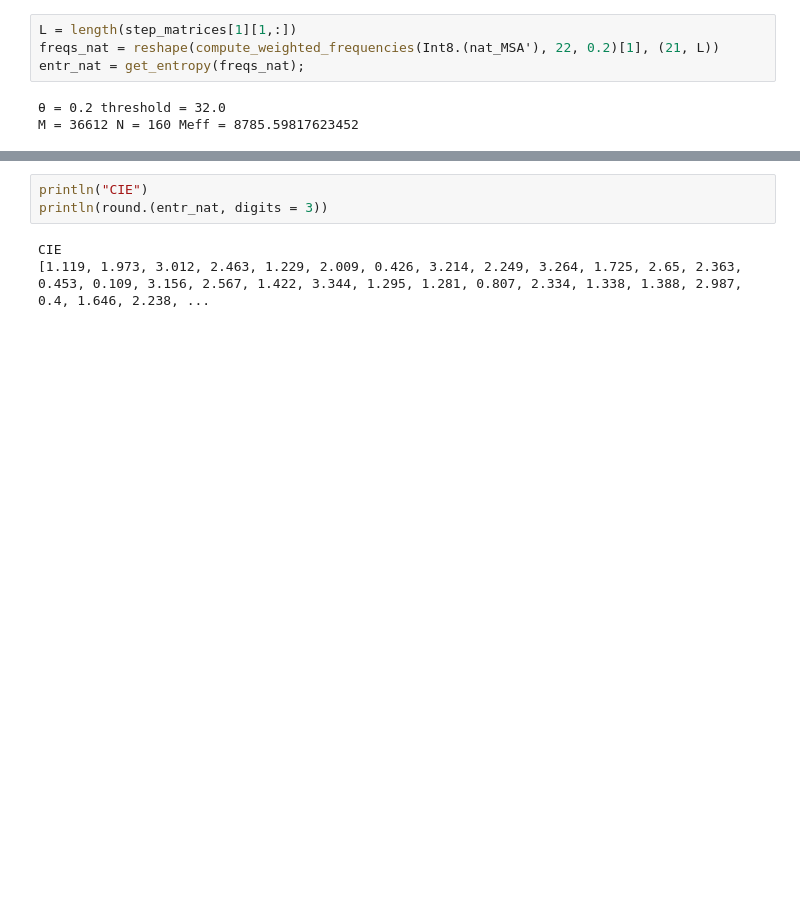
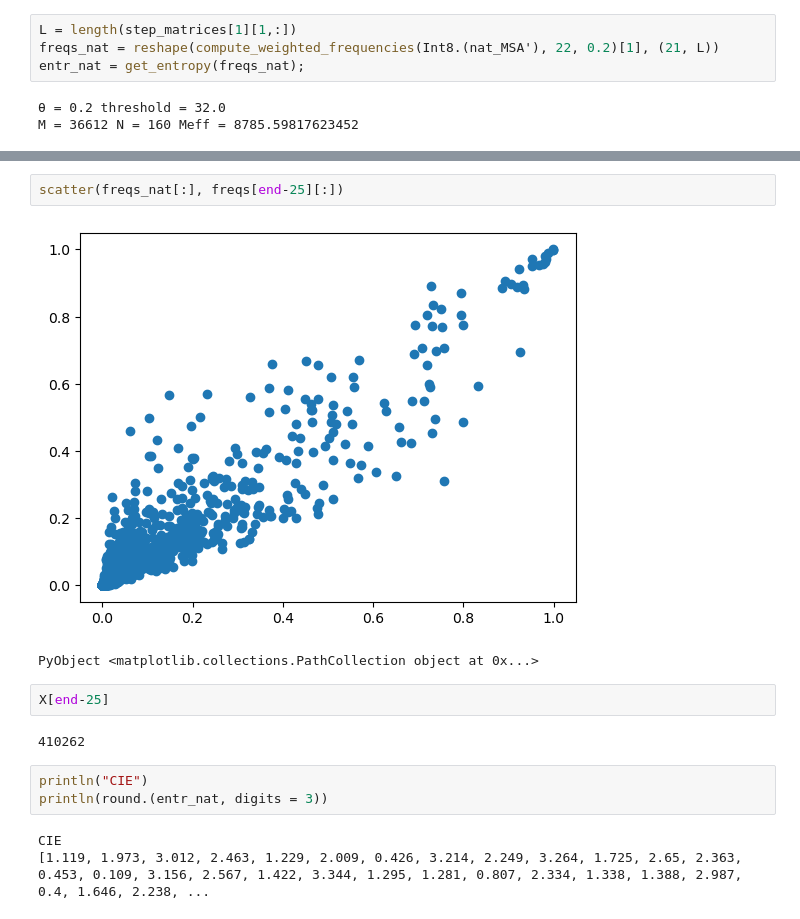
Before and after one commit to leonardodibari/Gen.jl, a Jupyter notebook: notebooks/DHFR_data_fig2.ipynb, the cells around one changed output, grey strips where cells are left out. Cells and saved outputs as stored; diff of their text form; blank space fills up the shorter version.

```diff
--- a/notebooks/DHFR_data_fig2.ipynb
+++ b/notebooks/DHFR_data_fig2.ipynb
@@ -309,3 +292,12 @@ M = 6740 N = 254 Meff = 1.0000000000000608
+# %%
+scatter(freqs_nat[:], freqs[end-25][:])
+# %% [output]
+[figure, added]
+PyObject <matplotlib.collections.PathCollection object at 0x...>
+# %%
+X[end-25]
+# %% [output]
+410262
 # %%
 println("CIE")
 println(round.(entr_nat, digits = 3))
```
Also changed, not shown: parts of 25 cells of this notebook, 25 other files.
